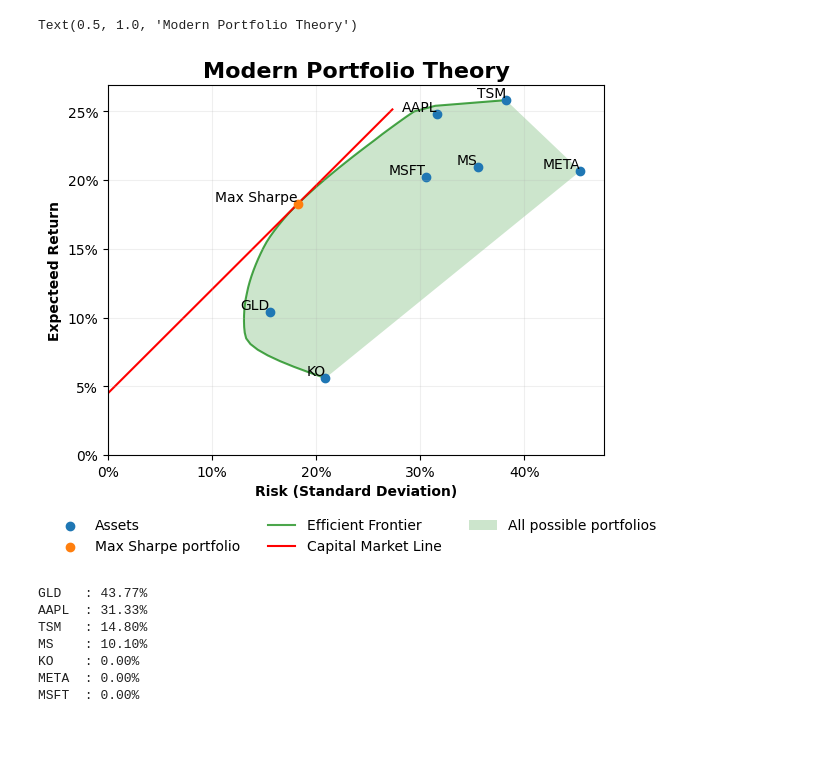
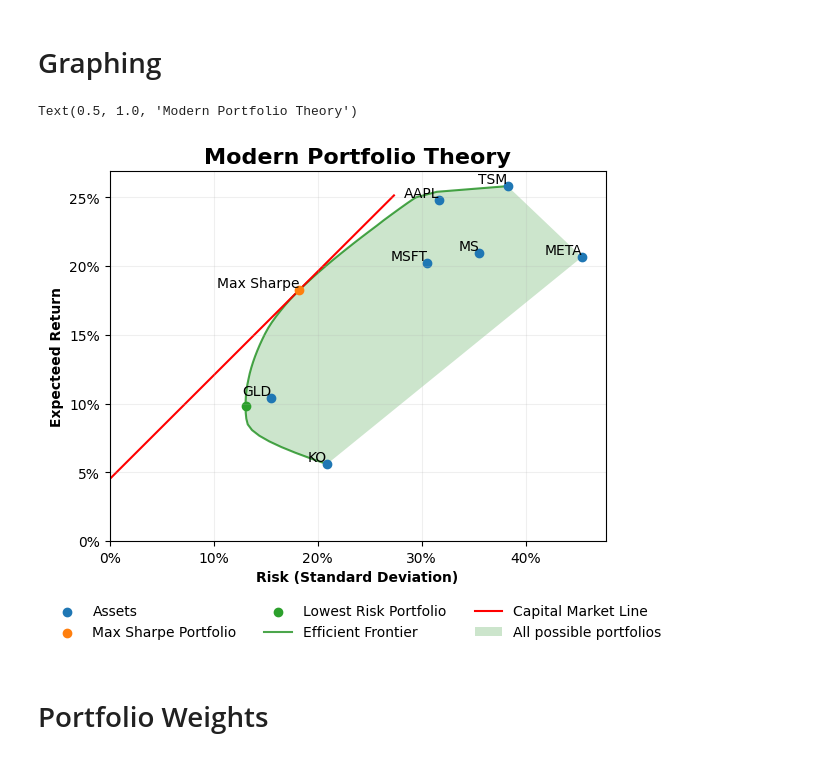
Before and after one commit to Oliver-De-Fusco/Modern-Portfolio-Theory, a Jupyter notebook: ModernPortfolio.ipynb, the cells around one changed output. Cells and saved outputs as stored; diff of their text form; code cells hidden in the pictures.

```diff
--- a/ModernPortfolio.ipynb
+++ b/ModernPortfolio.ipynb
@@ -25,4 +22,4 @@ x_0 = np.array([1./len(log_returns.columns)] * len(log_returns.columns))
 args = (log_returns.mean(), covariance_table)
 constraints = {"type": "eq", "fun": lambda x: np.sum(x) - 1}
 bound = (0,1)
-bounds = [bound for x in range(len(log_returns.columns))]
+bounds = [bound for _ in range(len(log_returns.columns))]
@@ -92,10 +82,26 @@ sharpe_weights = sorted(sharpe_weights.items(), key=lambda x: x[1], reverse=True
+# %% [markdown]
+# Graphing
 # %%
 fig, ax = plt.subplots()
 
-ax.scatter(np.sqrt(covariance_table.diagonal()) * np.sqrt(DAYS), mean_returns * DAYS)
+ax.scatter(np.sqrt(covariance_table.diagonal()) * np.sqrt(DAYS),
+           mean_returns * DAYS,
+           label="Assets")
 
 ax.scatter(create_portfolio(mean_returns,max_sharpe.x, covariance_table)[1] * np.sqrt(DAYS),
-           create_portfolio(mean_returns,max_sharpe.x, covariance_table)[0] * DAYS)
+           create_portfolio(mean_returns,max_sharpe.x, covariance_table)[0] * DAYS,
+           label="Max Sharpe Portfolio")
+
+ax.scatter(create_portfolio(mean_returns,lowest_risk.x, covariance_table)[1] * np.sqrt(DAYS),
+           create_portfolio(mean_returns,lowest_risk.x, covariance_table)[0] * DAYS,
+           label="Lowest Risk Portfolio")
+
+# ax.text(create_portfolio(mean_returns,lowest_risk.x, covariance_table)[1] * np.sqrt(DAYS),
+        # create_portfolio(mean_returns,lowest_risk.x, covariance_table)[0] * DAYS,
+        # "Lowest Risk",
+        # fontdict=
+            # {"horizontalalignment":"left", "verticalalignment":'top'})
+
 ax.text(create_portfolio(mean_returns,max_sharpe.x, covariance_table)[1] * np.sqrt(DAYS),
         create_portfolio(mean_returns,max_sharpe.x, covariance_table)[0] * DAYS,
         "Max Sharpe",
@@ -126,43 +132,34 @@ mean_returns_arr = np.array(mean_returns) * DAYS
 points = np.column_stack([
     np.append(risk_min_arr, cov_diag_arr),
     np.append(target_returns_arr, mean_returns_arr)
 ])
 
 hull = si.spatial.ConvexHull(points)
 hull_points = points[hull.vertices]
 
 
 # for simplex in hull.simplices:
     # ax.plot(points[simplex, 0], points[simplex, 1], 'r-', linewidth=1, zorder=0)
 
 ax.fill(hull_points[:, 0], hull_points[:, 1], 'g', alpha=0.2, zorder=0, label="All possible portfolios")
 
-ax.legend(["Assets", "Max Sharpe portfolio", , "Capital Market Line", "All possible portfolios"],
+ax.legend(
     loc="lower center",
     bbox_to_anchor=(0.5, -0.3),
     ncol=3,
     frameon=False)
 
 ax.xaxis.set_major_formatter(PercentFormatter(1, 0))
 ax.yaxis.set_major_formatter(PercentFormatter(1, 0))
 
 ax.grid(True, zorder=0, alpha=0.2)
 
 ax.set_title("Modern Portfolio Theory", fontweight="bold", fontsize=16)
 # ax.
 
 # ax.tight_layout()
 # %% [output]
 Text(0.5, 1.0, 'Modern Portfolio Theory')
-[figure, old version]
+[figure, new version]
-# %%
-for ticker, weight in sharpe_weights:
-    print(f"{ticker: <5} : {weight:.2%}")
-# %% [output]
-GLD   : 43.77%
-AAPL  : 31.33%
-TSM   : 14.80%
-MS    : 10.10%
-KO    : 0.00%
-META  : 0.00%
-MSFT  : 0.00%
+# %% [markdown]
+# Portfolio Weights
```
Also changed, not shown: parts of 5 cells of this notebook, 2 other files.
